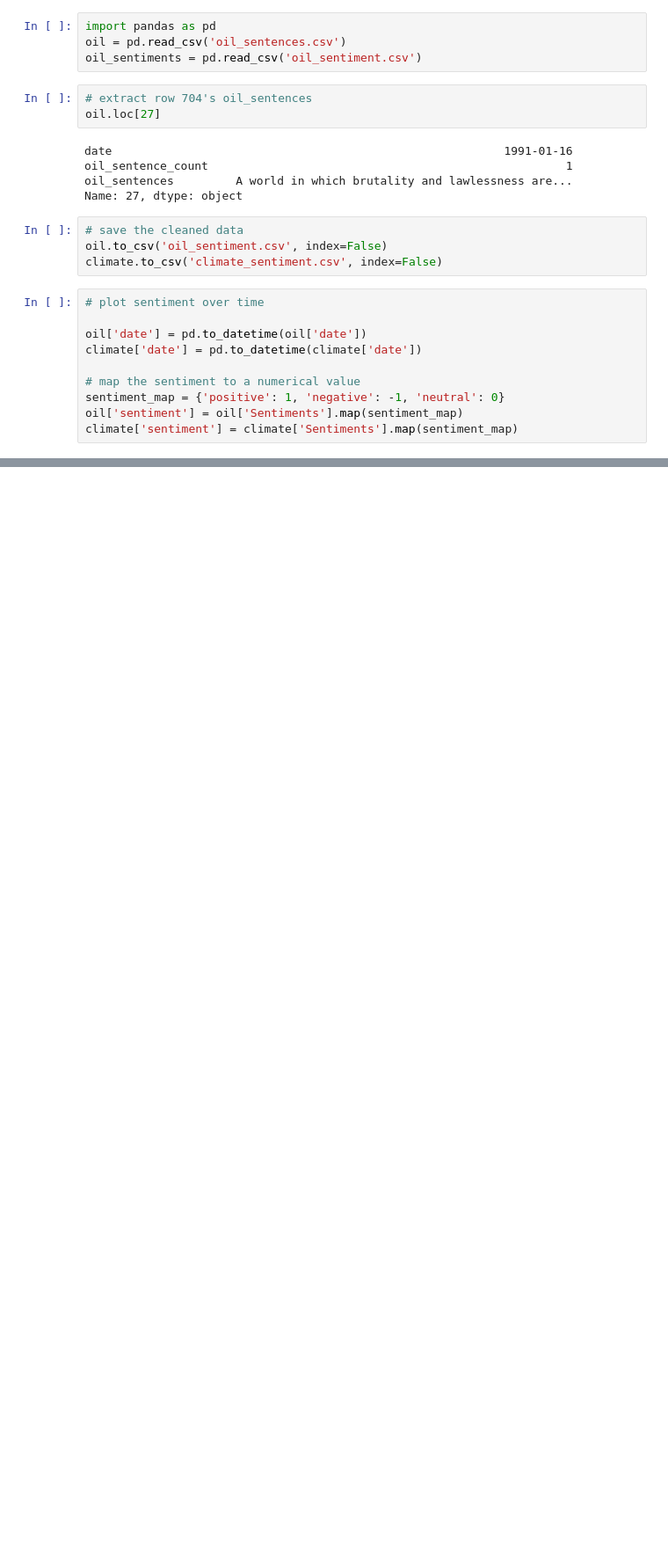
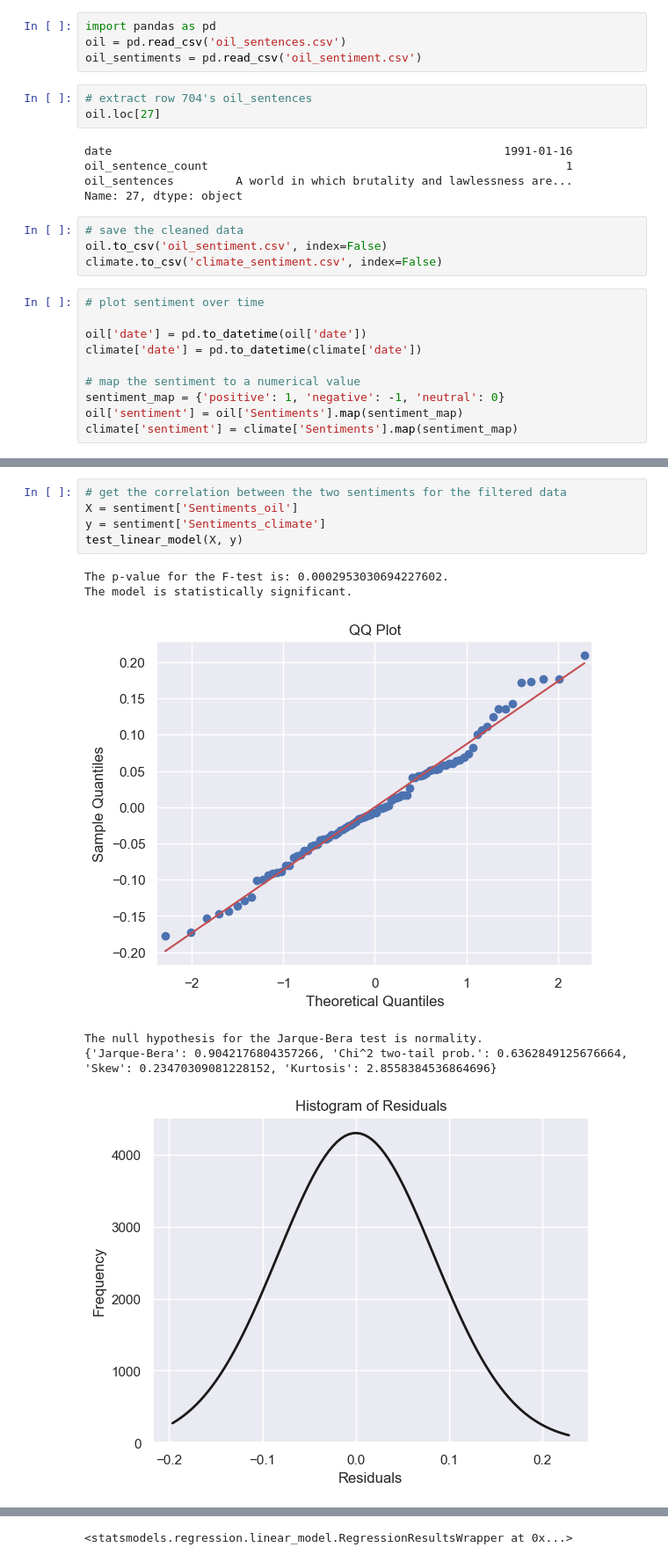
Before and after one commit to chtang-hmc/Spring-Invitation-Datathon-2024, a Jupyter notebook: Analysis/Sentiment Analysis/presidential_speech_analysis.ipynb, the cells around one changed output, grey strips where cells are left out. Shown at 88% size. Drawn from its saved outputs; the diff is of its cells as text; blank space fills up the shorter version.

```diff
--- a/Analysis/Sentiment Analysis/presidential_speech_analysis.ipynb
+++ b/Analysis/Sentiment Analysis/presidential_speech_analysis.ipynb
@@ -358,0 +526,12 @@ plt.show()
+# %%
+# get the correlation between the two sentiments for the filtered data
+X = sentiment['Sentiments_oil']
+y = sentiment['Sentiments_climate']
+test_linear_model(X, y)
+# %% [output]
+The p-value for the F-test is: 0.0002953030694227602.
+The model is statistically significant.
+[figure, added]
+The null hypothesis for the Jarque-Bera test is normality.
+{'Jarque-Bera': 0.9042176804357266, 'Chi^2 two-tail prob.': 0.6362849125676664, 'Skew': 0.23470309081228152, 'Kurtosis': 2.8558384536864696}
+[figure, added]
@@ -358,0 +567 @@ plt.show()
+<statsmodels.regression.linear_model.RegressionResultsWrapper at 0x...>
```
Also changed, not shown: parts of 15 cells of this notebook, 2 other files.
